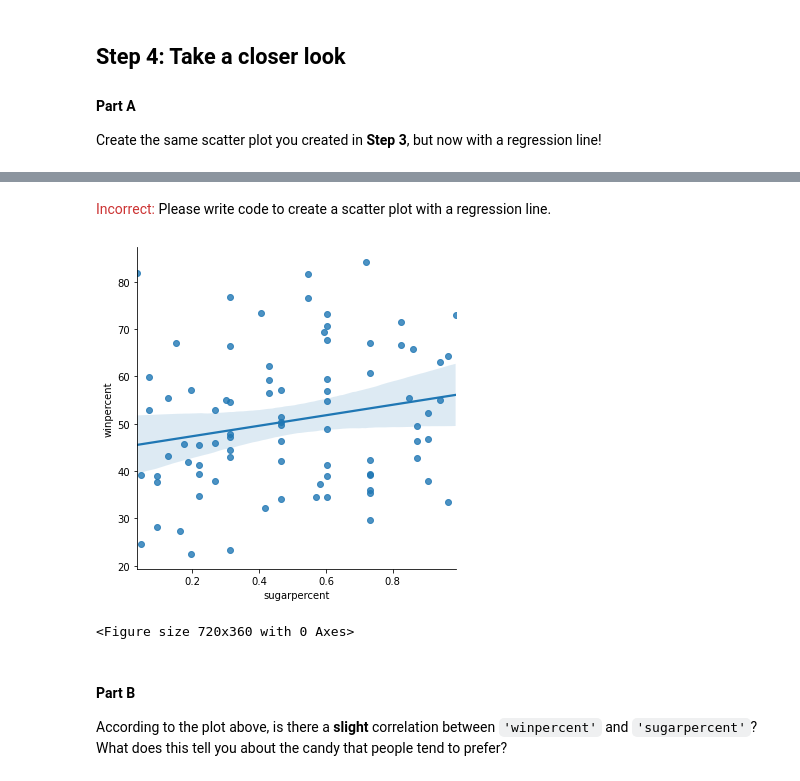
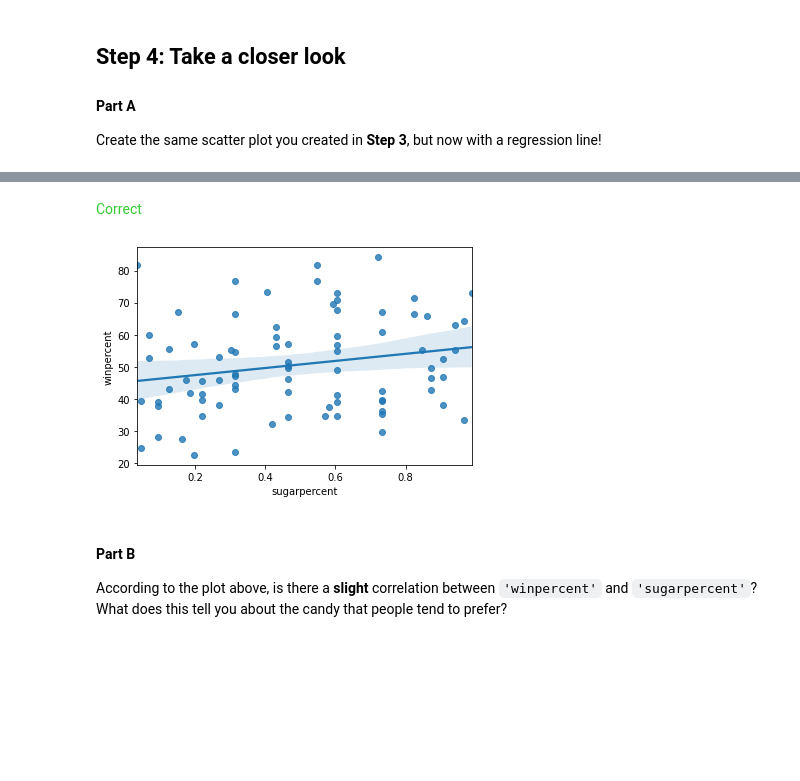
Before and after one commit to deepikagoel1/technocolabs-data_visualisation, a Jupyter notebook: exercise-scatter-plots.ipynb, the cells around one changed output, grey strips where cells are left out. Drawn from its saved outputs; the diff is of its cells as text; code cells hidden in the pictures; blank space fills up the shorter version.

```diff
--- a/exercise-scatter-plots.ipynb
+++ b/exercise-scatter-plots.ipynb
@@ -141,15 +141,14 @@ Create the same scatter plot you created in **Step 3**, but now with a regressio
 # %%
 # Scatter plot w/ regression line showing the relationship between 'sugarpercent' and 'winpercent'
 # Your code here
-plt.figure(figsize=(10,5))
-sns.lmplot(x='sugarpercent', y='winpercent', data=candy_data)
+sns.regplot(x=candy_data['sugarpercent'], y=candy_data['winpercent'])
+
 # Check your answer
 step_4.a.check()
 # %% [output]
 [interactive output not drawn]
-<span style="color:#cc3333">Incorrect:</span> Please write code to create a scatter plot with a regression line.
+<span style="color:#33cc33">Correct</span>
-[figure, old version]
+[figure, new version]
-<Figure size 720x360 with 0 Axes>
 # %%
 # Lines below will give you a hint or solution code
 #step_4.a.hint()
```
Also changed, not shown: parts of 2 cells of this notebook.
